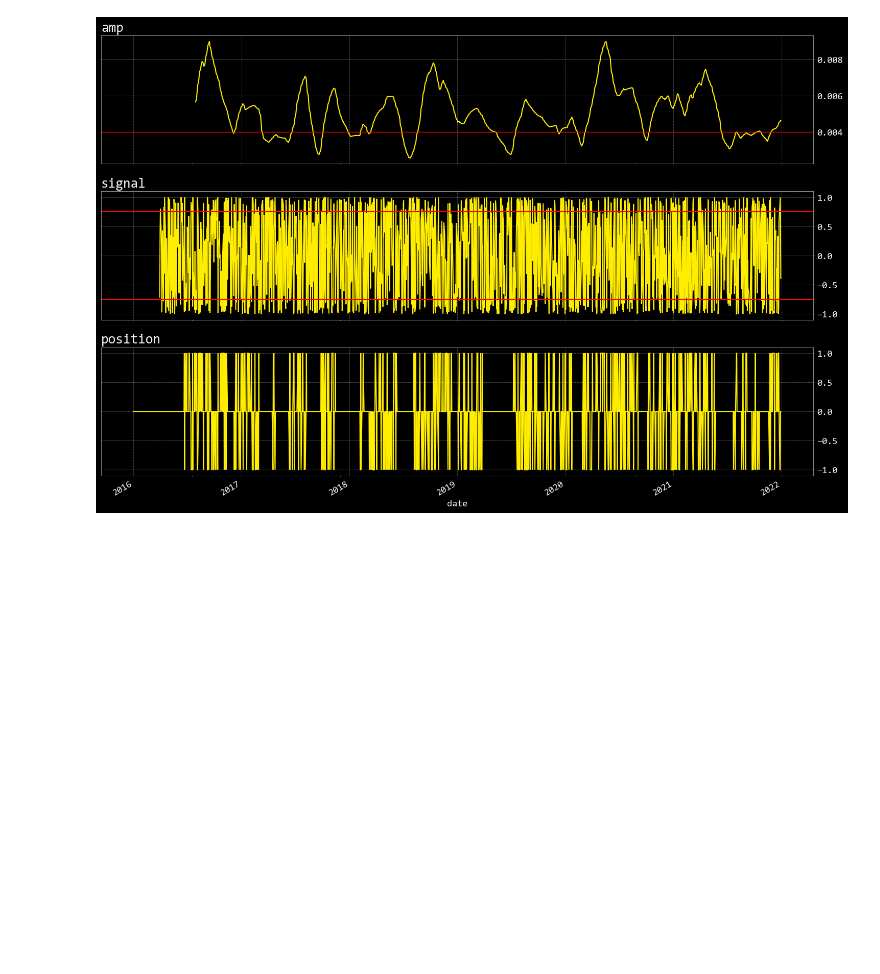
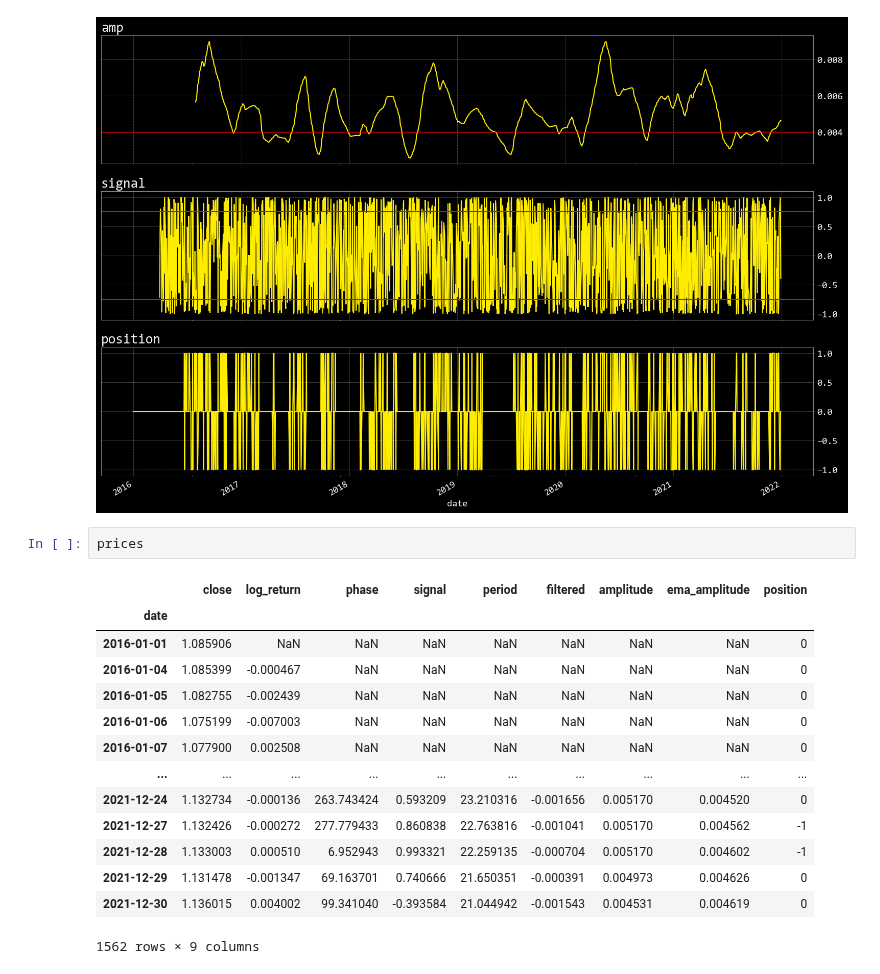
Before and after one commit to baslia/quant_analysis, a Jupyter notebook: mkt_filters.ipynb, the cells around one changed output. Saved outputs shown, nothing was run; the diff lists cells and outputs as text; blank space fills up the shorter version.

Commit message:
see tables

```diff
--- a/mkt_filters.ipynb
+++ b/mkt_filters.ipynb
@@ -141,3 +190,20 @@ prices.position.plot(
 fig.tight_layout()
 # %% [output]
 [figure]
+# %%
+prices
+# %% [output]
+|  | close | log_return | phase | signal | period | filtered | amplitude | ema_amplitude | position |
+| date |  |  |  |  |  |  |  |  |  |
+| 2016-01-01 | 1.085906 | NaN | NaN | NaN | NaN | NaN | NaN | NaN | 0 |
+| 2016-01-04 | 1.085399 | -0.000467 | NaN | NaN | NaN | NaN | NaN | NaN | 0 |
+| 2016-01-05 | 1.082755 | -0.002439 | NaN | NaN | NaN | NaN | NaN | NaN | 0 |
+| 2016-01-06 | 1.075199 | -0.007003 | NaN | NaN | NaN | NaN | NaN | NaN | 0 |
+| 2016-01-07 | 1.077900 | 0.002508 | NaN | NaN | NaN | NaN | NaN | NaN | 0 |
+| ... | ... | ... | ... | ... | ... | ... | ... | ... | ... |
+| 2021-12-24 | 1.132734 | -0.000136 | 263.743424 | 0.593209 | 23.210316 | -0.001656 | 0.005170 | 0.004520 | 0 |
+| 2021-12-27 | 1.132426 | -0.000272 | 277.779433 | 0.860838 | 22.763816 | -0.001041 | 0.005170 | 0.004562 | -1 |
+| 2021-12-28 | 1.133003 | 0.000510 | 6.952943 | 0.993321 | 22.259135 | -0.000704 | 0.005170 | 0.004602 | -1 |
+| 2021-12-29 | 1.131478 | -0.001347 | 69.163701 | 0.740666 | 21.650351 | -0.000391 | 0.004973 | 0.004626 | 0 |
+| 2021-12-30 | 1.136015 | 0.004002 | 99.341040 | -0.393584 | 21.044942 | -0.001543 | 0.004531 | 0.004619 | 0 |
+1562 rows × 9 columns
```
Also changed, not shown: parts of 3 cells of this notebook.
